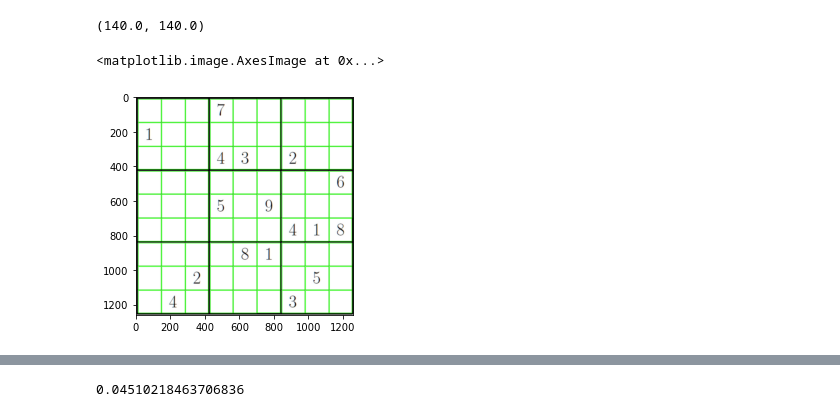
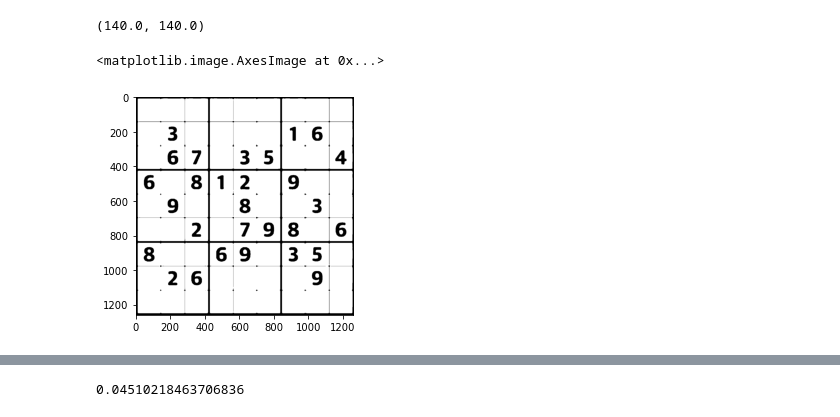
Before and after one commit to rahulkuriyedath/Sudoku, a Jupyter notebook: Untitled.ipynb, the cells around one changed output, grey strips where cells are left out. Saved outputs shown, nothing was run; the diff lists cells and outputs as text; code cells hidden in the pictures.

Commit message:
Added code to solve sudoku

```diff
--- a/Untitled.ipynb
+++ b/Untitled.ipynb
@@ -14,5 +17,5 @@ plt.imshow(image)
 # %%
-image = cv2.imread("sudoku4.png")
+image = cv2.imread("sudoku2.jpg")
 
 # If image smaller than square of 1260 size, resize to 1260.
 # This is what is working best for OCR
@@ -23,6 +26,7 @@ if image.shape[0]<1260 or image.shape[1]<1260:
 gray = cv2.cvtColor(image, cv2.COLOR_BGR2GRAY)
 thresh = cv2.threshold(gray, 0, 255, cv2.THRESH_BINARY_INV + cv2.THRESH_OTSU)[1]
 
+thresh_norm = cv2.threshold(gray, 0, 255, cv2.THRESH_BINARY + cv2.THRESH_OTSU)[1]
 
 # Find contours, filter using contour approximation, aspect ratio, and contour area
 h, w, d = image.shape
@@ -47,12 +51,12 @@ for c in cnts:
     x,y,w,h = cv2.boundingRect(approx)
 
     # Adding some extra padding
-    x+=3
-    y+=3
-    if w>3:
-        w-=3
-    if h>3:
-        h-=3
+    x+=4
+    y+=4
+    if w>4:
+        w-=4
+    if h>4:
+        h-=4
 
     aspect_ratio = w / float(h)
     area = cv2.contourArea(c)
@@ -62,12 +66,18 @@ for c in cnts:
         j = int(np.round(y/cheight))
         mylist[j,i] = str(i)+str(j)
 
+        if thresh[y+h,x+int(w/2)]==255:
+            h-=1
+        if thresh[y+int(h/2),x+w]==255:
+            w-=1
+
         ink_percent = (np.sum(thresh[y:y+h,x:x+w] == 255)/(np.sum(thresh[y:y+h,x:x+w] == 0) + np.sum(thresh[y:y+h,x:x+w] == 255)))*100
-        if ink_percent>3.5:
+        if ink_percent>3.9: #3.5
             print(f"{x}, {y}, {w}, {h}")
             print(f"{i}, {j}")
-            print(pytesseract.image_to_string(image[y:y+h,x:x+w], config="--psm 13"))
-            mylist[j,i] = int(pytesseract.image_to_string(image[y:y+h,x:x+w], config="--psm 13")[0])
+            print(pytesseract.image_to_string(image[y:y+h,x:x+w], config="--psm 7"))
+            #gray[y:y+h,x:x+w]
+            mylist[j,i] = int(pytesseract.image_to_string(image[y:y+h,x:x+w], config="--psm 7")[0])
 
         else:
             mylist[j,i] = 0
@@ -88,6 +98,6 @@ if square_ct!= 9*9:
     print('Number of boxes: '+str(square_ct))
 
 
-#plt.imshow(image)
+plt.imshow(image)
 # %% [output]
 23520.0 15680.0
@@ -100,7 +136,7 @@ cwidth, cheight
 # %% [output]
 (140.0, 140.0)
 # %%
-plt.imshow(image, cmap='gray')
+plt.imshow(thresh_norm, cmap='gray')
 # %% [output]
 <matplotlib.image.AxesImage at 0x...>
-[figure, old version]
+[figure, new version]
```
Also changed, not shown: parts of 28 cells of this notebook.
